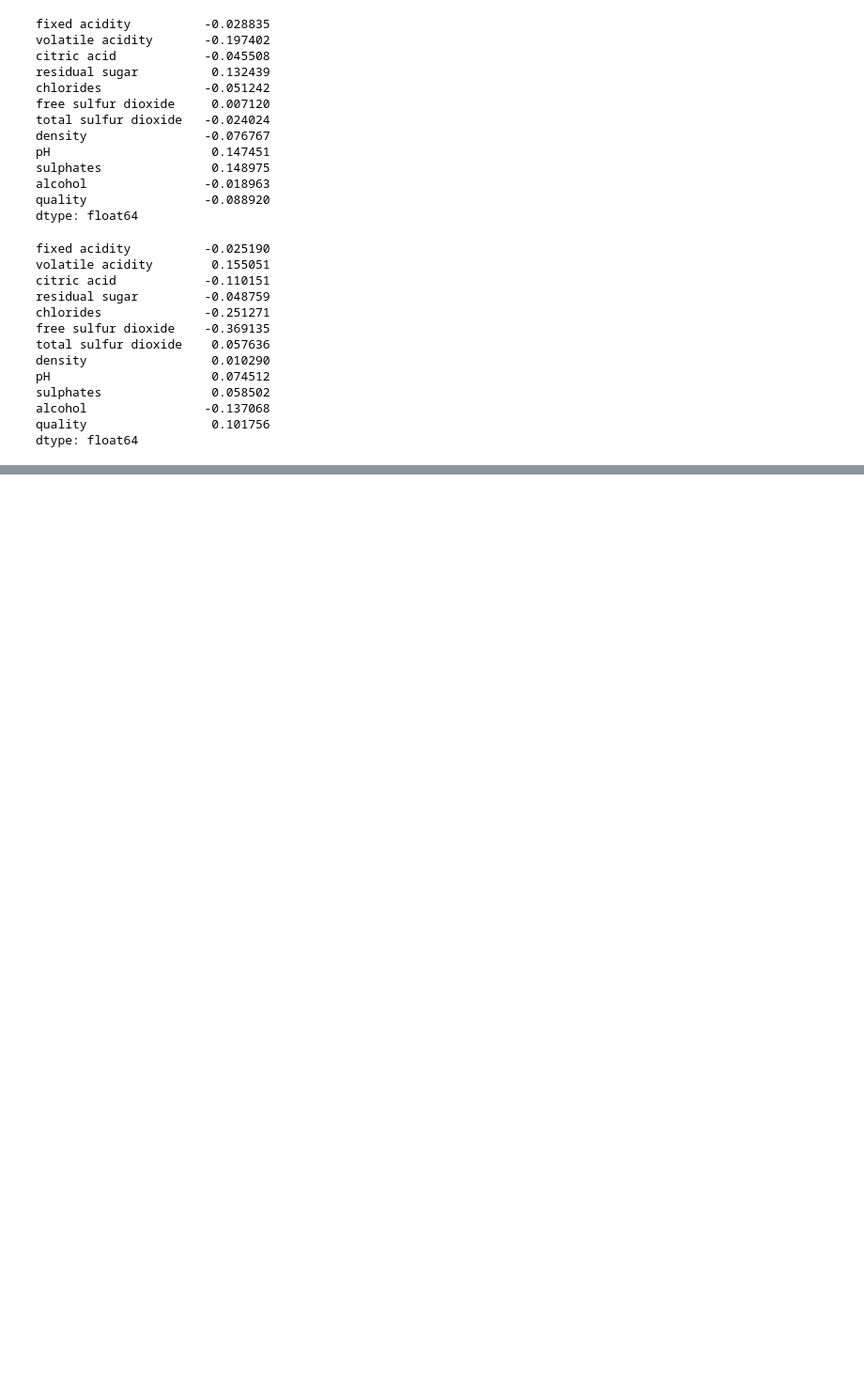
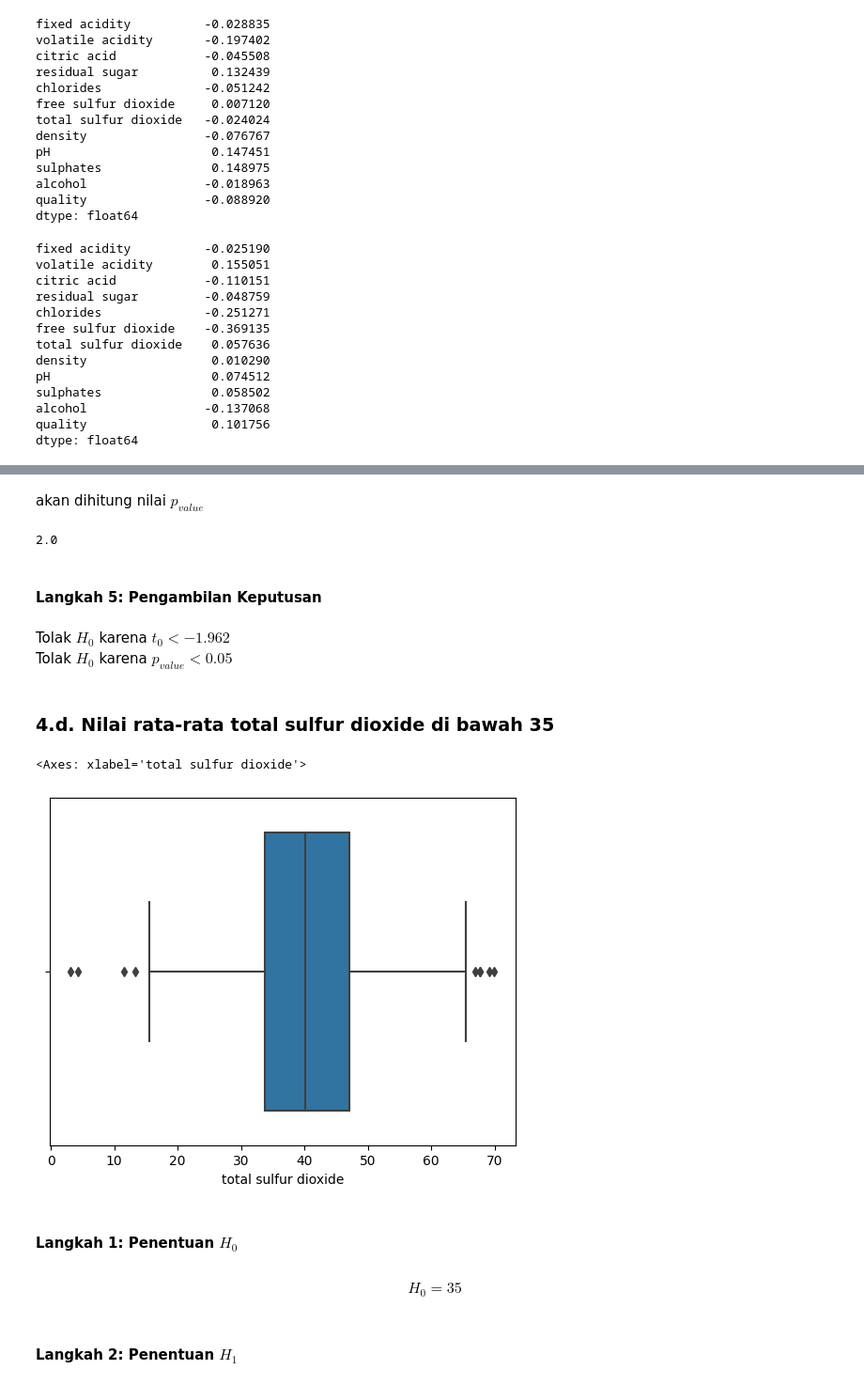
Before and after one commit to mutawalle/hypothesis-test, a Jupyter notebook: Probstat_Tubes.ipynb, the cells around one changed output, grey strips where cells are left out. Shown: that part at 94% size. Saved outputs shown, nothing was run; the diff lists cells and outputs as text; code cells hidden in the pictures; blank space fills up the shorter version.

```diff
--- a/Probstat_Tubes.ipynb
+++ b/Probstat_Tubes.ipynb
@@ -342,0 +489,25 @@ Kolom free sulfur dioxide:
+# %% [markdown]
+akan dihitung nilai $p_{value}$
+# %%
+pVal = (1-t.cdf(t0,  df["sulphates"].size - 1))*2
+pVal
+# %% [output]
+2.0
+# %% [markdown]
+#### Langkah 5: Pengambilan Keputusan
+# %% [markdown]
+Tolak $H_0$ karena $ t_0 < -1.962 $ <br>
+Tolak $H_0$ karena $p_{value} < 0.05$
+# %% [markdown]
+### 4.d. Nilai rata-rata total sulfur dioxide di bawah 35
+# %%
+sns.boxplot(data = df, x = "total sulfur dioxide")
+# %% [output]
+<Axes: xlabel='total sulfur dioxide'>
+[figure, added]
+# %% [markdown]
+#### Langkah 1: Penentuan $H_0$
+# %% [markdown]
+$$ H_0 = 35 $$
+# %% [markdown]
+#### Langkah 2: Penentuan $H_1$
```
Also changed, not shown: parts of 85 cells of this notebook, 1 other file.
